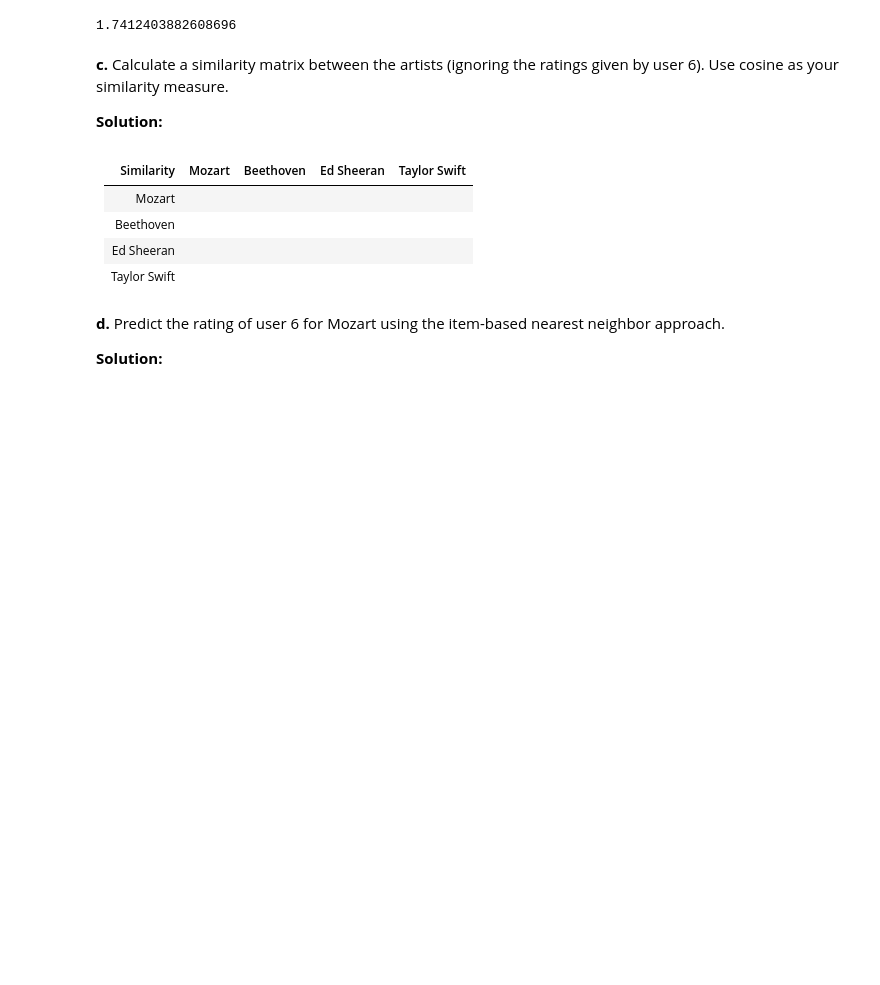
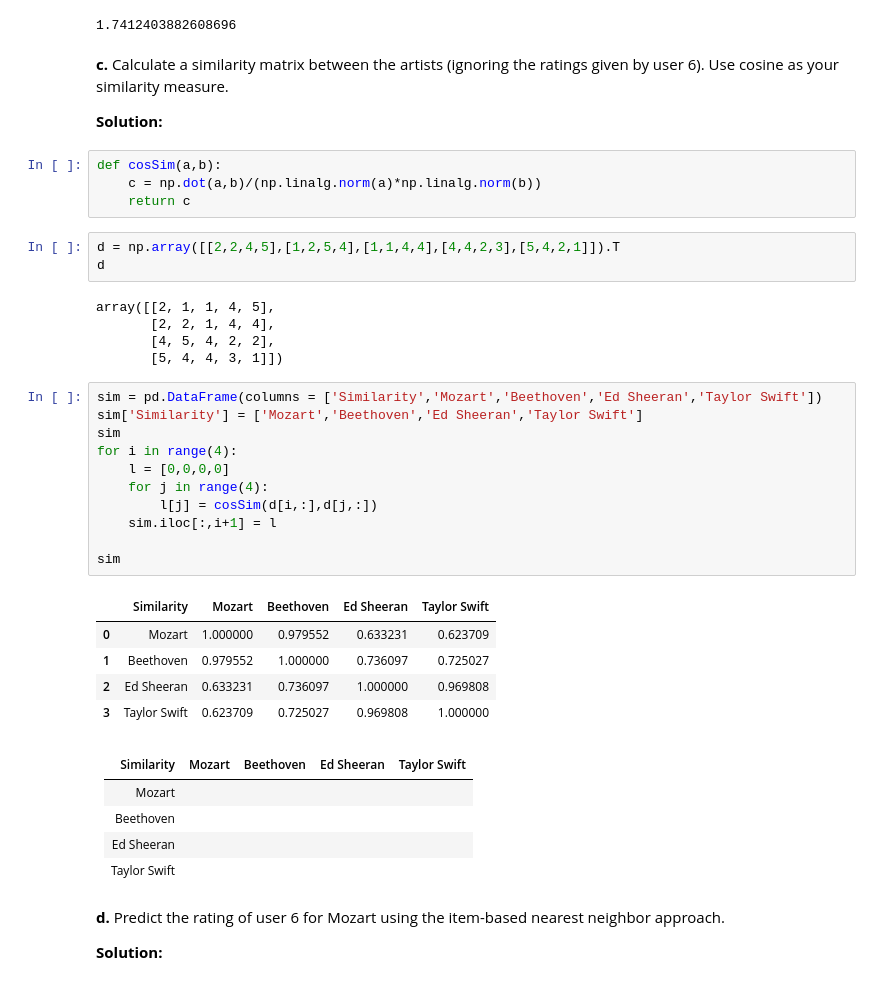
Before and after one commit to nicwigs/482, a Jupyter notebook: hw/03/hw3.ipynb, the cells around one changed output. Cells and saved outputs as stored; diff of their text form; blank space fills up the shorter version.

```diff
--- a/hw/03/hw3.ipynb
+++ b/hw/03/hw3.ipynb
@@ -571,6 +556,35 @@ widf
 **c.** Calculate a similarity matrix between the artists (ignoring the ratings given by user 6). Use cosine as your similarity measure.
 
 **Solution:**
+# %%
+def cosSim(a,b):
+    c = np.dot(a,b)/(np.linalg.norm(a)*np.linalg.norm(b))
+    return c
+# %%
+d = np.array([[2,2,4,5],[1,2,5,4],[1,1,4,4],[4,4,2,3],[5,4,2,1]]).T
+d
+# %% [output]
+array([[2, 1, 1, 4, 5],
+       [2, 2, 1, 4, 4],
+       [4, 5, 4, 2, 2],
+       [5, 4, 4, 3, 1]])
+# %%
+sim = pd.DataFrame(columns = ['Similarity','Mozart','Beethoven','Ed Sheeran','Taylor Swift'])
+sim['Similarity'] = ['Mozart','Beethoven','Ed Sheeran','Taylor Swift']
+sim
+for i in range(4):
+    l = [0,0,0,0]
+    for j in range(4):
+        l[j] = cosSim(d[i,:],d[j,:])
+    sim.iloc[:,i+1] = l
+
+sim
+# %% [output]
+|  | Similarity | Mozart | Beethoven | Ed Sheeran | Taylor Swift |
+| 0 | Mozart | 1.000000 | 0.979552 | 0.633231 | 0.623709 |
+| 1 | Beethoven | 0.979552 | 1.000000 | 0.736097 | 0.725027 |
+| 2 | Ed Sheeran | 0.633231 | 0.736097 | 1.000000 | 0.969808 |
+| 3 | Taylor Swift | 0.623709 | 0.725027 | 0.969808 | 1.000000 |
 # %% [markdown]
 | Similarity | Mozart | Beethoven | Ed Sheeran | Taylor Swift
 | :----- | :-- | :-- | :-- | :--
```
Also changed, not shown: parts of 1 cell of this notebook.
